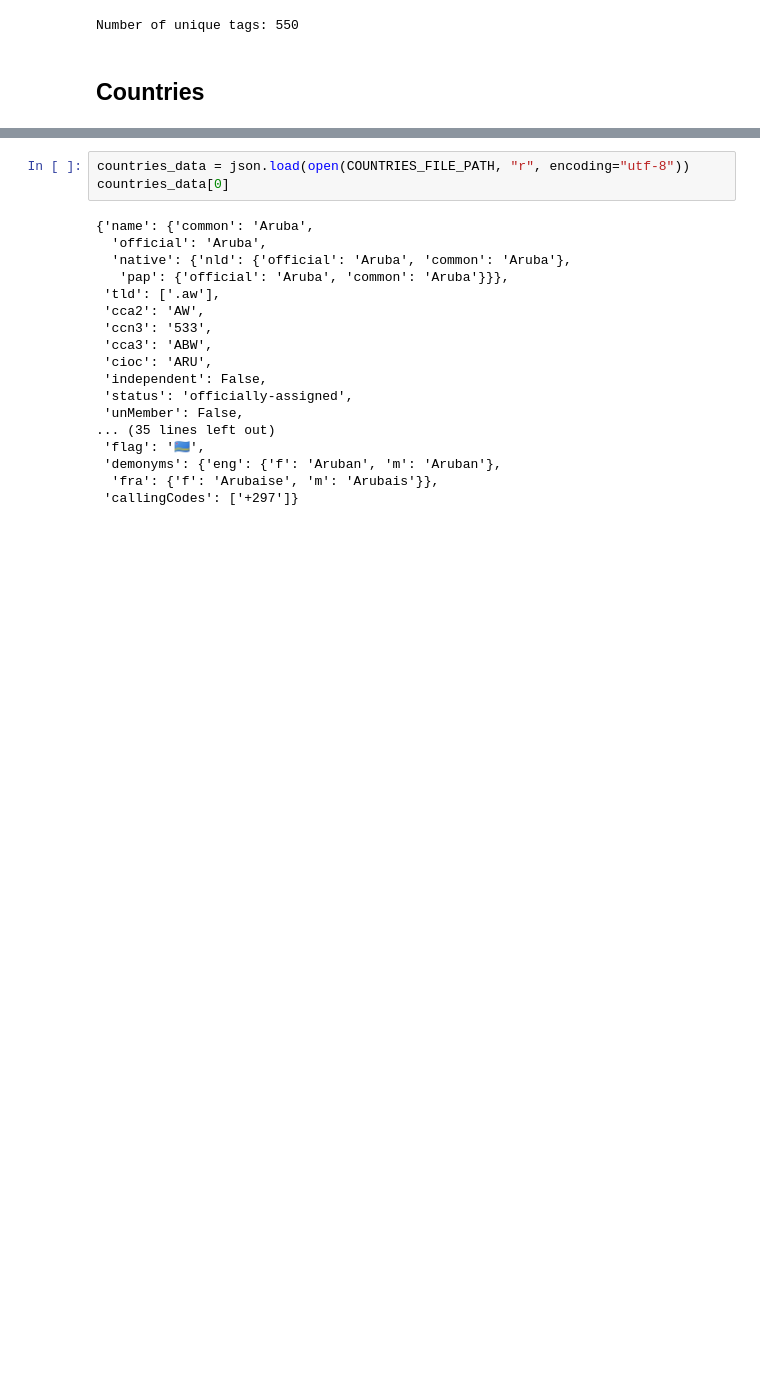
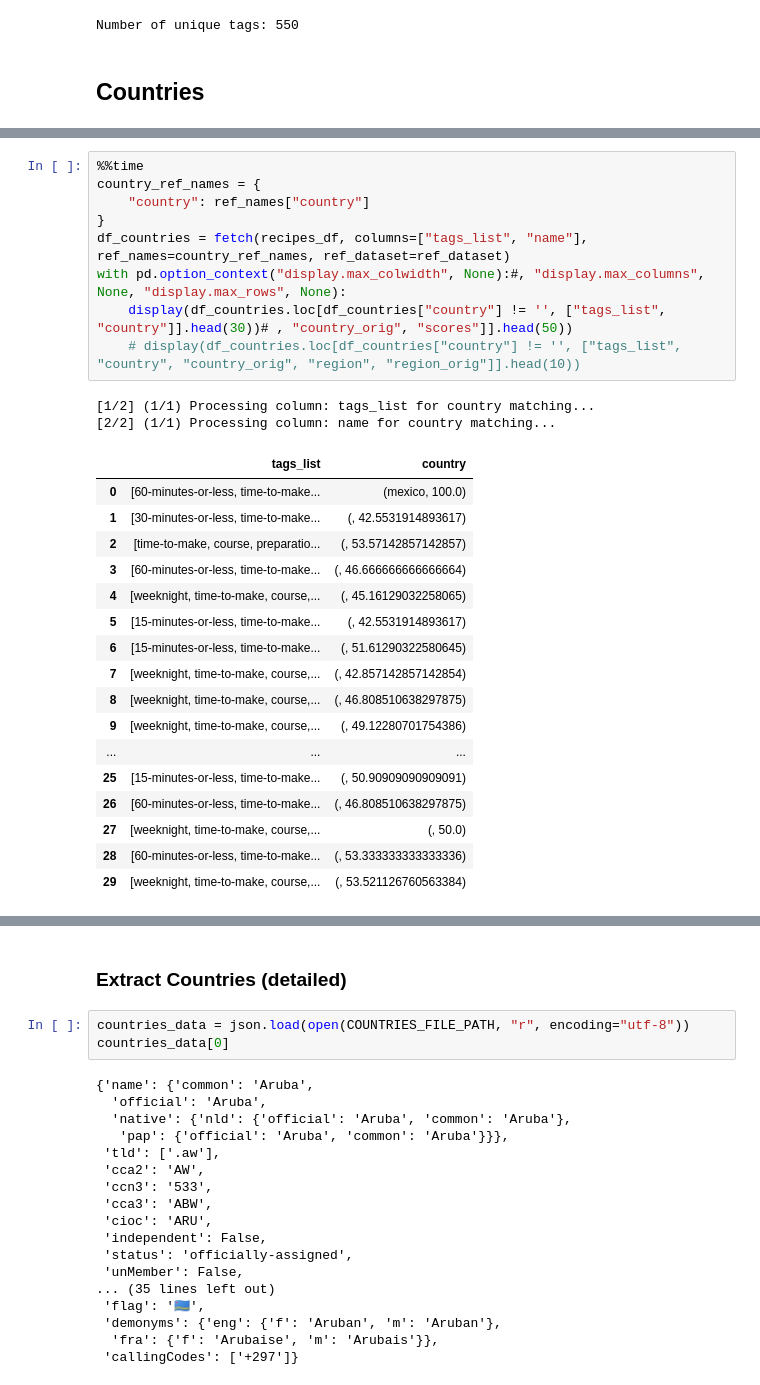
Before and after one commit to Vlod08/mangetamain, a Jupyter notebook: src/mangetamain/preprocessing/recipes/notebooks/EDA_country.ipynb, the cells around one changed output, grey strips where cells are left out. Saved outputs shown, nothing was run; the diff lists cells and outputs as text; blank space fills up the shorter version.

Commit message:
Country fuzzy fetch optimization

```diff
--- a/src/mangetamain/preprocessing/recipes/notebooks/EDA_country.ipynb
+++ b/src/mangetamain/preprocessing/recipes/notebooks/EDA_country.ipynb
@@ -335,0 +537,29 @@ Number of unique tags: 550
+# %%
+%%time
+country_ref_names = {
+    "country": ref_names["country"]
+}
+df_countries = fetch(recipes_df, columns=["tags_list", "name"], ref_names=country_ref_names, ref_dataset=ref_dataset)
+with pd.option_context("display.max_colwidth", None):#, "display.max_columns", None, "display.max_rows", None):
+    display(df_countries.loc[df_countries["country"] != '', ["tags_list", "country"]].head(30))# , "country_orig", "scores"]].head(50))
+    # display(df_countries.loc[df_countries["country"] != '', ["tags_list", "country", "country_orig", "region", "region_orig"]].head(10))
+# %% [output]
+[1/2] (1/1) Processing column: tags_list for country matching...
+[2/2] (1/1) Processing column: name for country matching...
+|  | tags_list | country |
+| 0 | [60-minutes-or-less, time-to-make... | (mexico, 100.0) |
+| 1 | [30-minutes-or-less, time-to-make... | (, 42.5531914893617) |
+| 2 | [time-to-make, course, preparatio... | (, 53.57142857142857) |
+| 3 | [60-minutes-or-less, time-to-make... | (, 46.666666666666664) |
+| 4 | [weeknight, time-to-make, course,... | (, 45.16129032258065) |
+| 5 | [15-minutes-or-less, time-to-make... | (, 42.5531914893617) |
+| 6 | [15-minutes-or-less, time-to-make... | (, 51.61290322580645) |
+| 7 | [weeknight, time-to-make, course,... | (, 42.857142857142854) |
+| 8 | [weeknight, time-to-make, course,... | (, 46.808510638297875) |
+| 9 | [weeknight, time-to-make, course,... | (, 49.12280701754386) |
+| ... | ... | ... |
+| 25 | [15-minutes-or-less, time-to-make... | (, 50.90909090909091) |
+| 26 | [60-minutes-or-less, time-to-make... | (, 46.808510638297875) |
+| 27 | [weeknight, time-to-make, course,... | (, 50.0) |
+| 28 | [60-minutes-or-less, time-to-make... | (, 53.333333333333336) |
+| 29 | [weeknight, time-to-make, course,... | (, 53.521126760563384) |
@@ -336,3 +568,5 @@ Number of unique tags: 550
+# %% [markdown]
+### Extract Countries (detailed)
 # %%
 countries_data = json.load(open(COUNTRIES_FILE_PATH, "r", encoding="utf-8"))
 countries_data[0]
```
Also changed, not shown: parts of 10 cells of this notebook, 7 other files.
